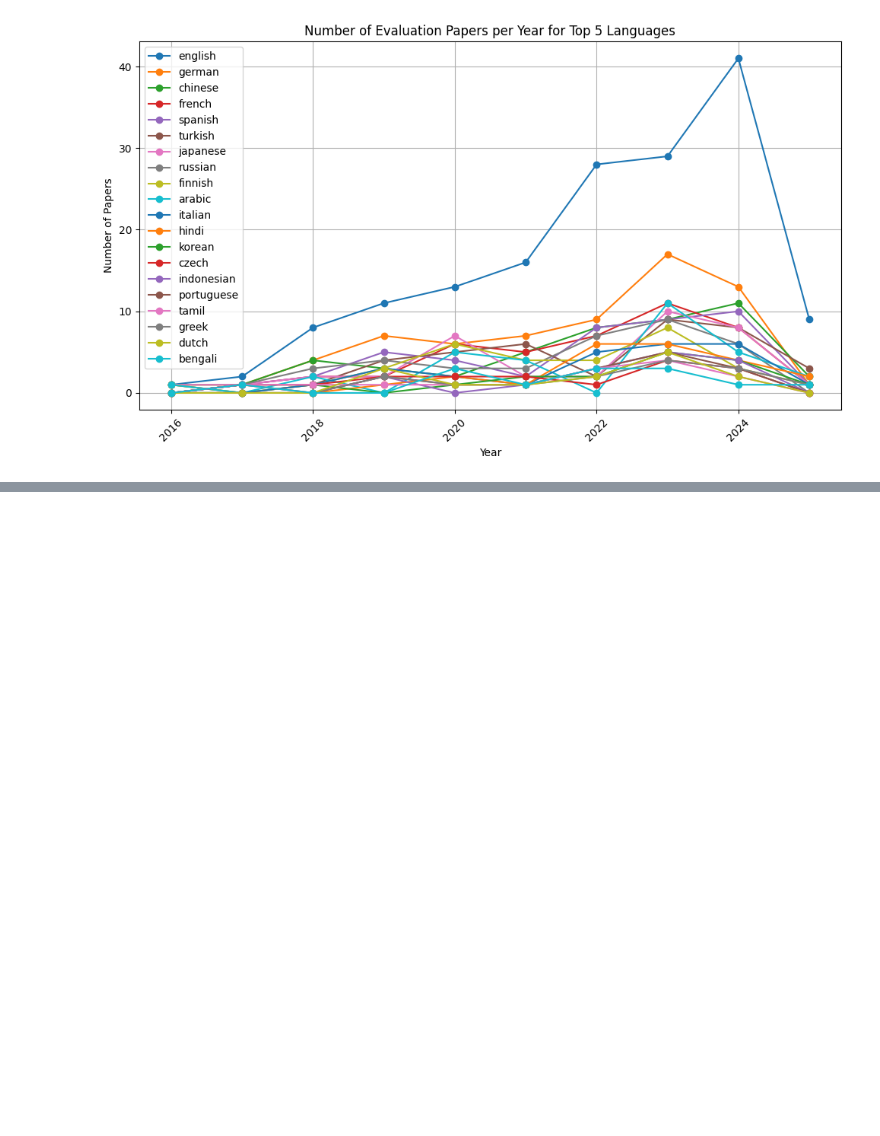
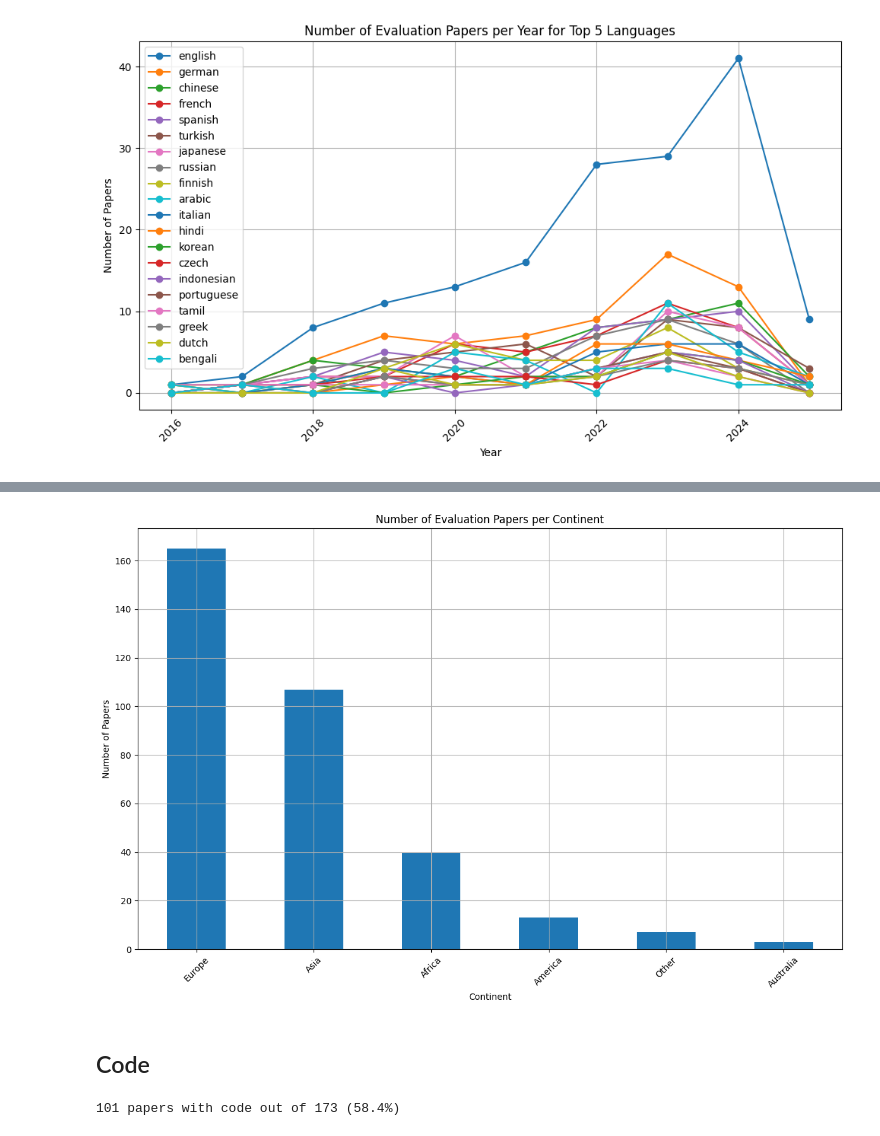
Before and after one commit to GianlucaVico/TalkAboutTokenization, a Jupyter notebook: evaluation_papers.ipynb, the cells around one changed output, grey strips where cells are left out. Cells and saved outputs as stored; diff of their text form; code cells hidden in the pictures; blank space fills up the shorter version.

```diff
--- a/evaluation_papers.ipynb
+++ b/evaluation_papers.ipynb
@@ -404,18 +634,48 @@ other_group = [
+# %%
+# Plot histogram of the number of papers per language group
+groups = {'Other': 0}
+for g in set(continents_map.values()):
+    groups[g] = 0
+for langs in evaluation['languages']:
+    lang_groups = set()
+    for lang in langs:
+        if lang in continents_map:
+            lang_groups.add(continents_map[lang])
+        else:
+            lang_groups.add('Other')
+    for g in lang_groups:
+        groups[g] += 1
+groups = pd.Series(groups).sort_values(ascending=False)
+plt.figure(figsize=(12, 8))
+groups.plot(kind='bar')
+plt.title('Number of Evaluation Papers per Continent')
+plt.xlabel('Continent')
+plt.ylabel('Number of Papers')
+plt.xticks(rotation=45)
+plt.grid(True)
+plt.tight_layout()
+plt.show()
+# %% [output]
+[figure, added]
+# %% [markdown]
+## Code
 # %%
 def f(x: str):
     if x is None or x == '':
         return False
-    md = llm_filter.get_markdown(x)
+    md = paper_dataset.get_markdown(x)
     if md is None:
         return False
-    return llm_filter.has_pypi(md) or llm_filter.has_github(md)
-evaluation['code'] = evaluation['pdf_url'].progress_apply(f)
+    return llm_filter.has_pypi(md) or llm_filter.has_repository(md)
+evaluation['has_code'] = evaluation['pdf_url'].progress_apply(f)
 print(
-    evaluation['code'].sum(),
+    evaluation['has_code'].sum(),
     'papers with code out of',
     len(evaluation),
-    f"({evaluation['code'].sum()/len(evaluation)*100:.1f}%)"
+    f"({evaluation['has_code'].sum()/len(evaluation)*100:.1f}%)"
 )
+# %% [output]
+101 papers with code out of 173 (58.4%)
 # %%
 # Plot the number of papers with code over the years
 years = sorted(evaluation['year'].unique())
```
Also changed, not shown: parts of 22 cells of this notebook, 9 other files.
